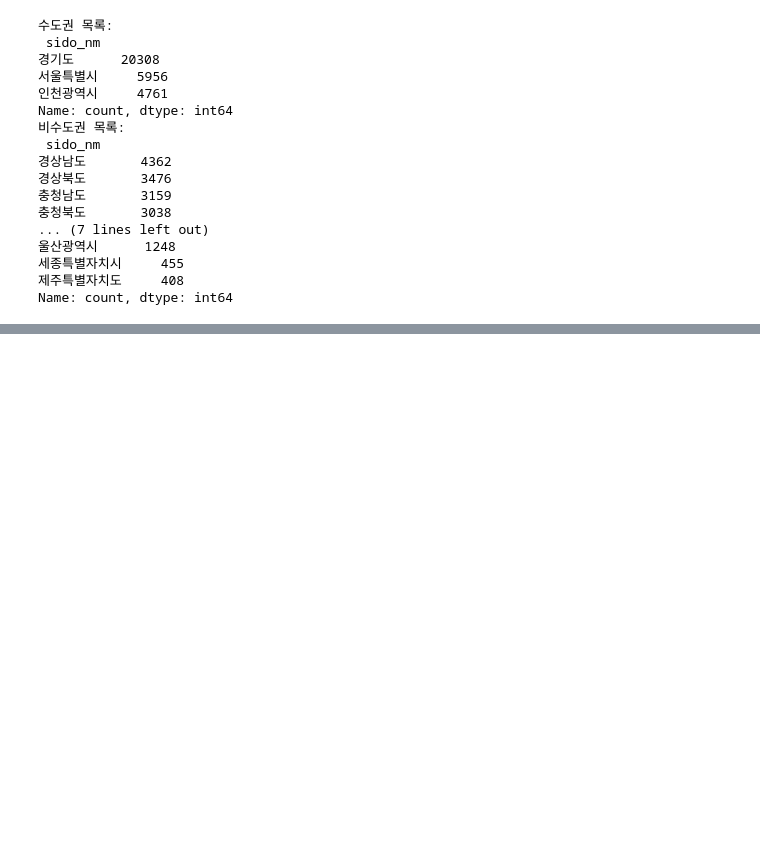
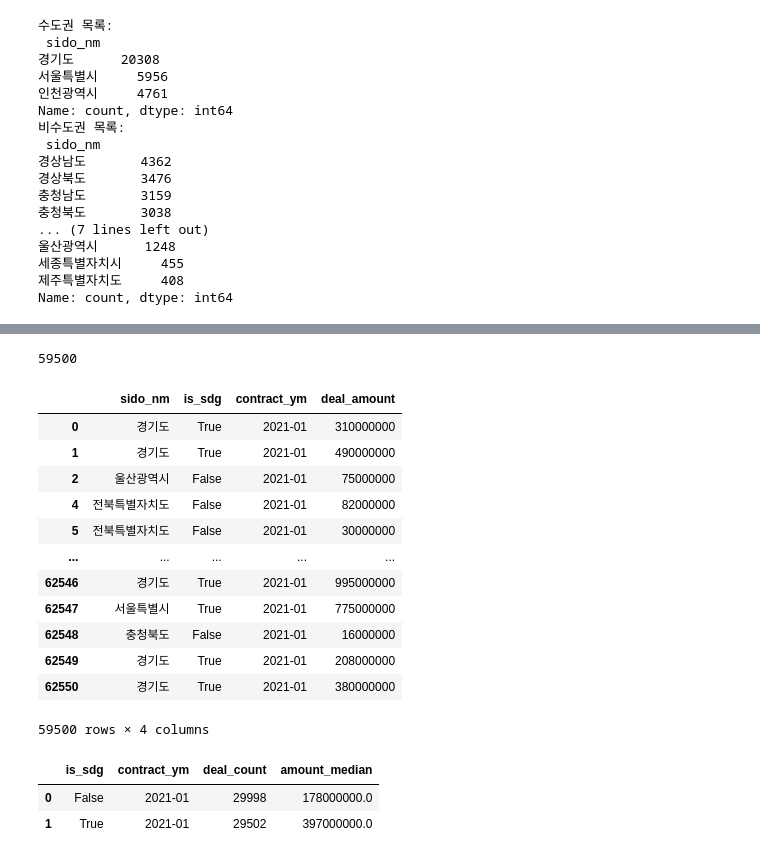
Before and after one commit to Bob-Cheol/meta_re_deal_analysis, a Jupyter notebook: 1. 소스 데이터 확인.ipynb, the cells around one changed output, grey strips where cells are left out. Drawn from its saved outputs; the diff is of its cells as text; code cells hidden in the pictures; blank space fills up the shorter version.

```diff
--- a/1. 소스 데이터 확인.ipynb
+++ b/1. 소스 데이터 확인.ipynb
@@ -121,0 +122,34 @@ tmp[tmp['해제사유발생일'].notna()]
+# %%
+# 유효하지 않은 데이터 제거
+tmp_valid = tmp[tmp['해제사유발생일'].isna()]
+
+len(tmp_valid)
+# %% [output]
+59500
+# %%
+# 유효한 데이터 확인
+tmp_valid[['sido_nm','is_sdg','contract_ym','deal_amount']]
+# %% [output]
+|  | sido_nm | is_sdg | contract_ym | deal_amount |
+| 0 | 경기도 | True | 2021-01 | 310000000 |
+| 1 | 경기도 | True | 2021-01 | 490000000 |
+| 2 | 울산광역시 | False | 2021-01 | 75000000 |
+| 4 | 전북특별자치도 | False | 2021-01 | 82000000 |
+| 5 | 전북특별자치도 | False | 2021-01 | 30000000 |
+| ... | ... | ... | ... | ... |
+| 62546 | 경기도 | True | 2021-01 | 995000000 |
+| 62547 | 서울특별시 | True | 2021-01 | 775000000 |
+| 62548 | 충청북도 | False | 2021-01 | 16000000 |
+| 62549 | 경기도 | True | 2021-01 | 208000000 |
+| 62550 | 경기도 | True | 2021-01 | 380000000 |
+59500 rows × 4 columns
+# %%
+# 수도권/비수도권과 계약년월별 거래 건수와 거래금액 중앙값 확인
+tmp_valid[['sido_nm','is_sdg','contract_ym','deal_amount']].groupby(['is_sdg','contract_ym']).agg(
+    deal_count = ('is_sdg','count'),
+    amount_median = ('deal_amount','median'),
+).reset_index()
+# %% [output]
+|  | is_sdg | contract_ym | deal_count | amount_median |
+| 0 | False | 2021-01 | 29998 | 178000000.0 |
+| 1 | True | 2021-01 | 29502 | 397000000.0 |
```
Also changed, not shown: parts of 11 cells of this notebook, 10 other files.
